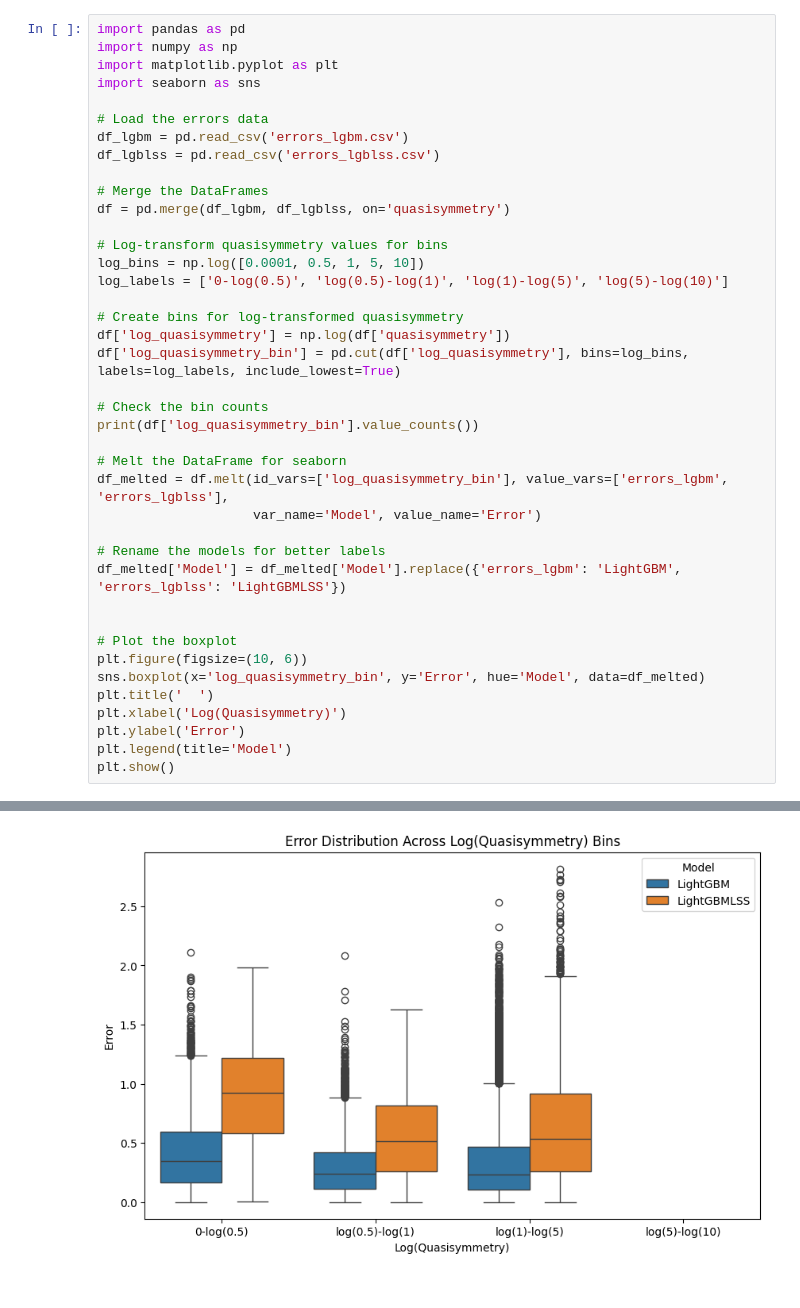
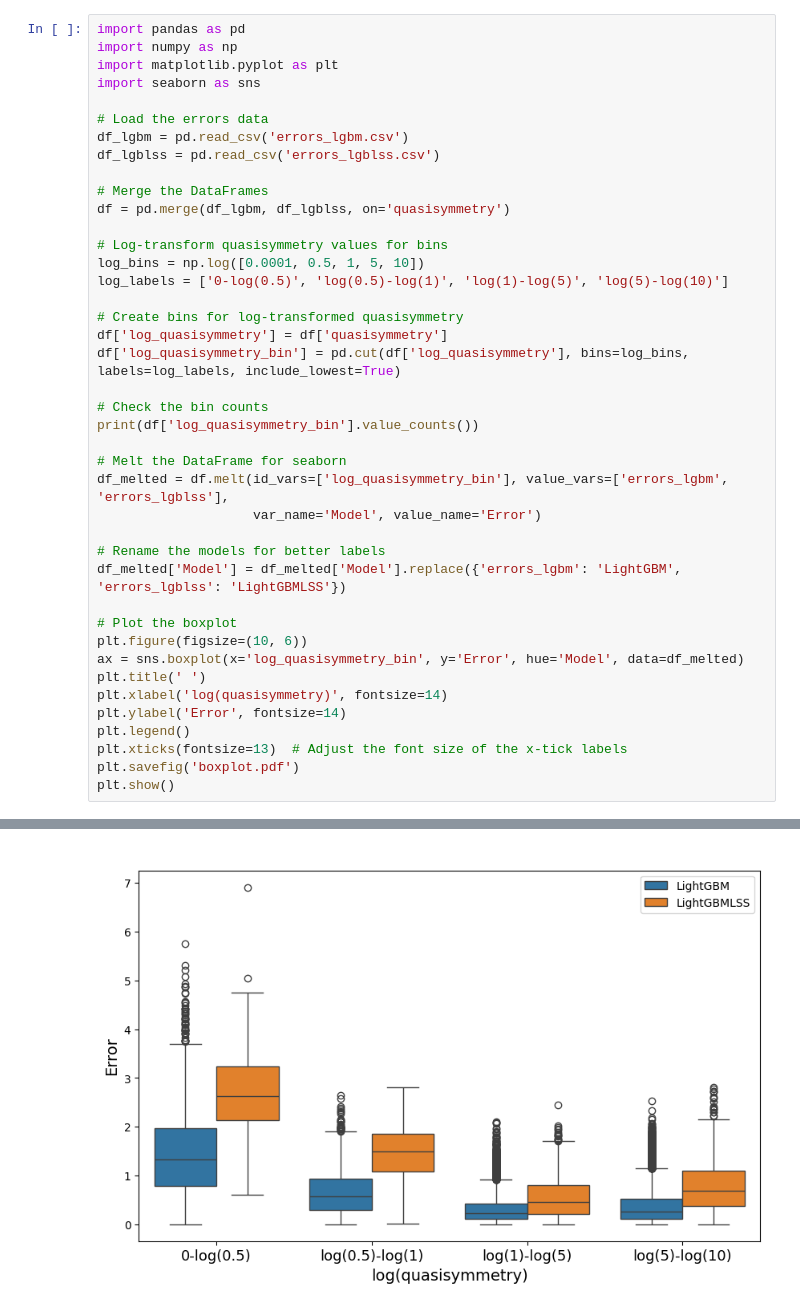
Before and after one commit to laiarodrigo/PIC-STELLARATOR, a Jupyter notebook: data_analysis/probabilistic_model/jup5.ipynb, the cells around one changed output, grey strips where cells are left out. Cells and saved outputs as stored; diff of their text form.

```diff
--- a/data_analysis/probabilistic_model/jup5.ipynb
+++ b/data_analysis/probabilistic_model/jup5.ipynb
@@ -16,7 +16,7 @@ log_bins = np.log([0.0001, 0.5, 1, 5, 10])
 log_labels = ['0-log(0.5)', 'log(0.5)-log(1)', 'log(1)-log(5)', 'log(5)-log(10)']
 
 # Create bins for log-transformed quasisymmetry
-df['log_quasisymmetry'] = np.log(df['quasisymmetry'])
+df['log_quasisymmetry'] = df['quasisymmetry']
 df['log_quasisymmetry_bin'] = pd.cut(df['log_quasisymmetry'], bins=log_bins, labels=log_labels, include_lowest=True)
 
 # Check the bin counts
@@ -29,13 +29,14 @@ df_melted = df.melt(id_vars=['log_quasisymmetry_bin'], value_vars=['errors_lgbm'
 # Rename the models for better labels
 df_melted['Model'] = df_melted['Model'].replace({'errors_lgbm': 'LightGBM', 'errors_lgblss': 'LightGBMLSS'})
 
-
 # Plot the boxplot
 plt.figure(figsize=(10, 6))
-sns.boxplot(x='log_quasisymmetry_bin', y='Error', hue='Model', data=df_melted)
-plt.title('  ')
-plt.xlabel('Log(Quasisymmetry)')
-plt.ylabel('Error')
-plt.legend(title='Model')
+ax = sns.boxplot(x='log_quasisymmetry_bin', y='Error', hue='Model', data=df_melted)
+plt.title(' ')
+plt.xlabel('log(quasisymmetry)', fontsize=14)
+plt.ylabel('Error', fontsize=14)
+plt.legend()
+plt.xticks(fontsize=13)  # Adjust the font size of the x-tick labels
+plt.savefig('boxplot.pdf')
 plt.show()
 # %% [output]
@@ -42 +49 @@ plt.show()
-[figure, old version]
+[figure, new version]
```
Also changed, not shown: parts of 3 cells of this notebook, 4 other files.
